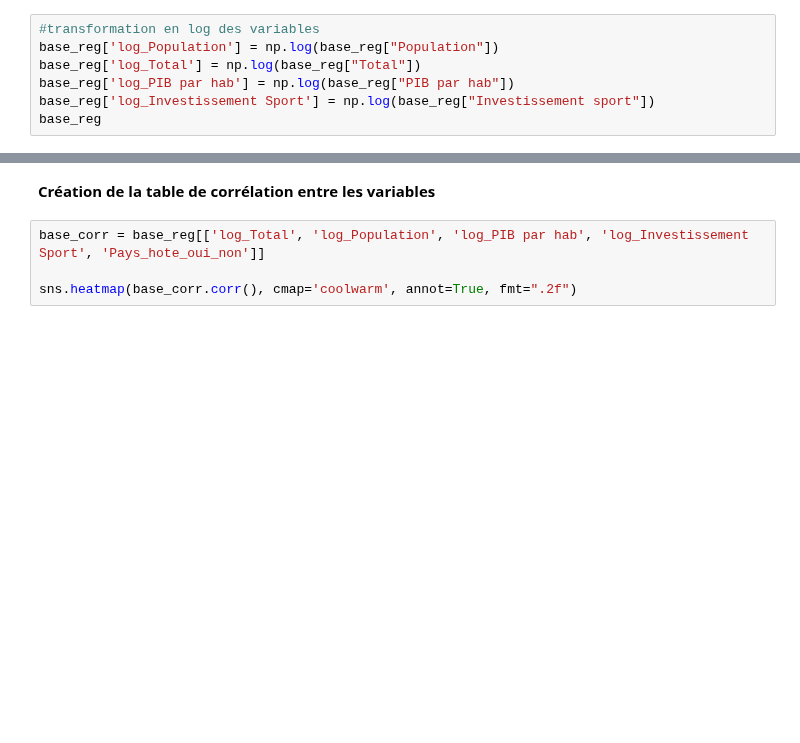
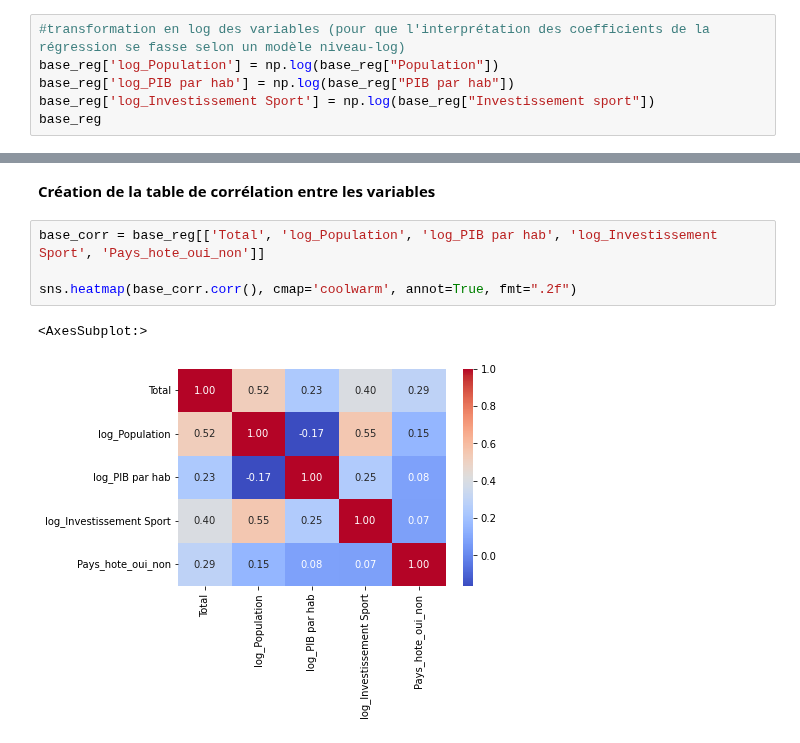
Before and after one commit to clemencebriodeau/Projet-python, a Jupyter notebook: Modelisation.ipynb, the cells around one changed output, grey strips where cells are left out. Saved outputs shown, nothing was run; the diff lists cells and outputs as text; blank space fills up the shorter version.

Commit message:
Régression (#18)

```diff
--- a/Modelisation.ipynb
+++ b/Modelisation.ipynb
@@ -23,7 +23,6 @@ base_reg
 # %%
-#transformation en log des variables
+#transformation en log des variables (pour que l'interprétation des coefficients de la régression se fasse selon un modèle niveau-log)
 base_reg['log_Population'] = np.log(base_reg["Population"])
-base_reg['log_Total'] = np.log(base_reg["Total"])
 base_reg['log_PIB par hab'] = np.log(base_reg["PIB par hab"])
 base_reg['log_Investissement Sport'] = np.log(base_reg["Investissement sport"])
 base_reg
@@ -32,6 +86,9 @@ NameError: name 'base_reg' is not defined
 # %% [markdown]
 **Création de la table de corrélation entre les variables**
 # %%
-base_corr = base_reg[['log_Total', 'log_Population', 'log_PIB par hab', 'log_Investissement Sport', 'Pays_hote_oui_non']]
+base_corr = base_reg[['Total', 'log_Population', 'log_PIB par hab', 'log_Investissement Sport', 'Pays_hote_oui_non']]
 
 sns.heatmap(base_corr.corr(), cmap='coolwarm', annot=True, fmt=".2f")
+# %% [output]
+<AxesSubplot:>
+[figure, added]
```
Also changed, not shown: parts of 21 cells of this notebook.
